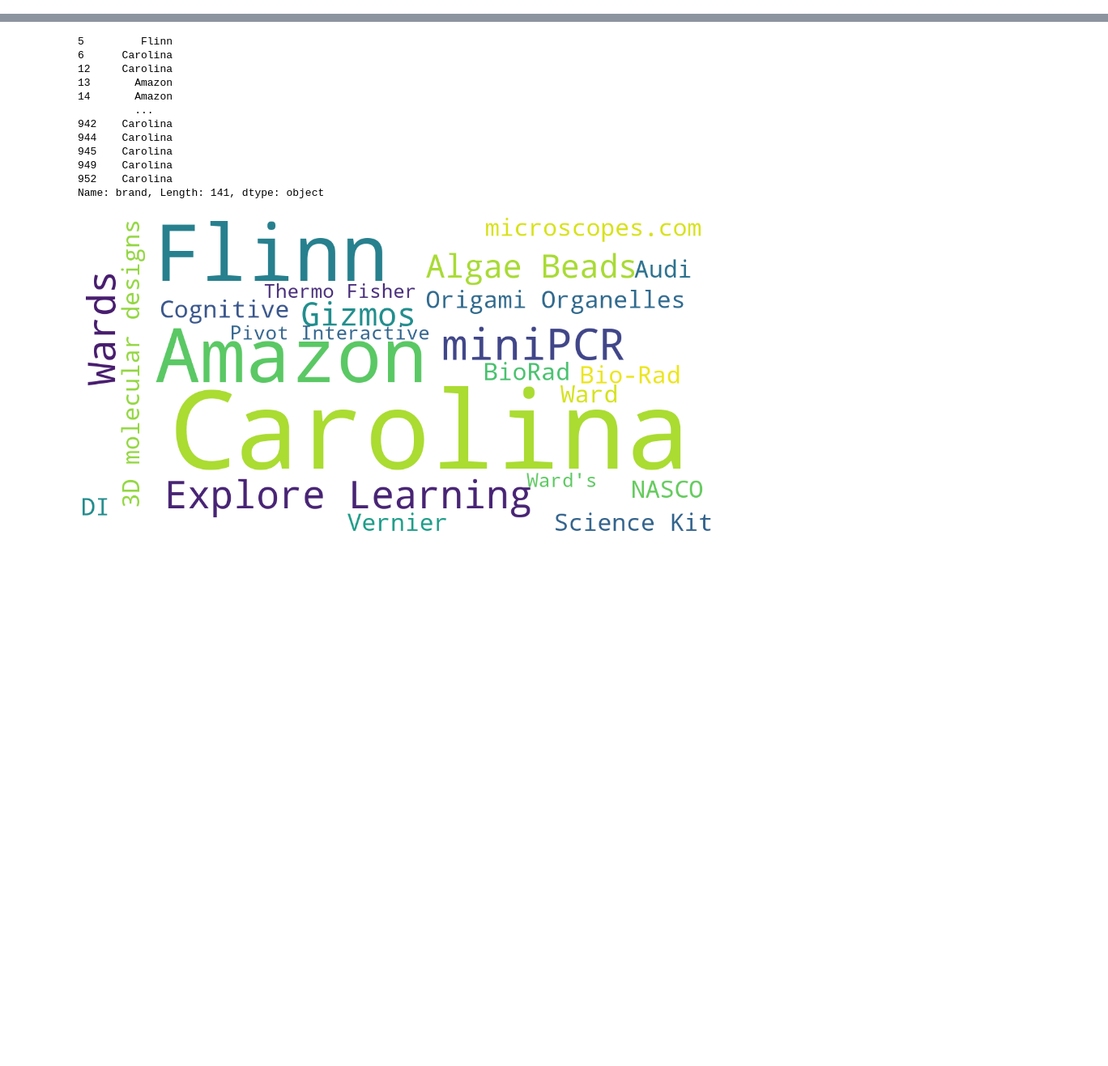
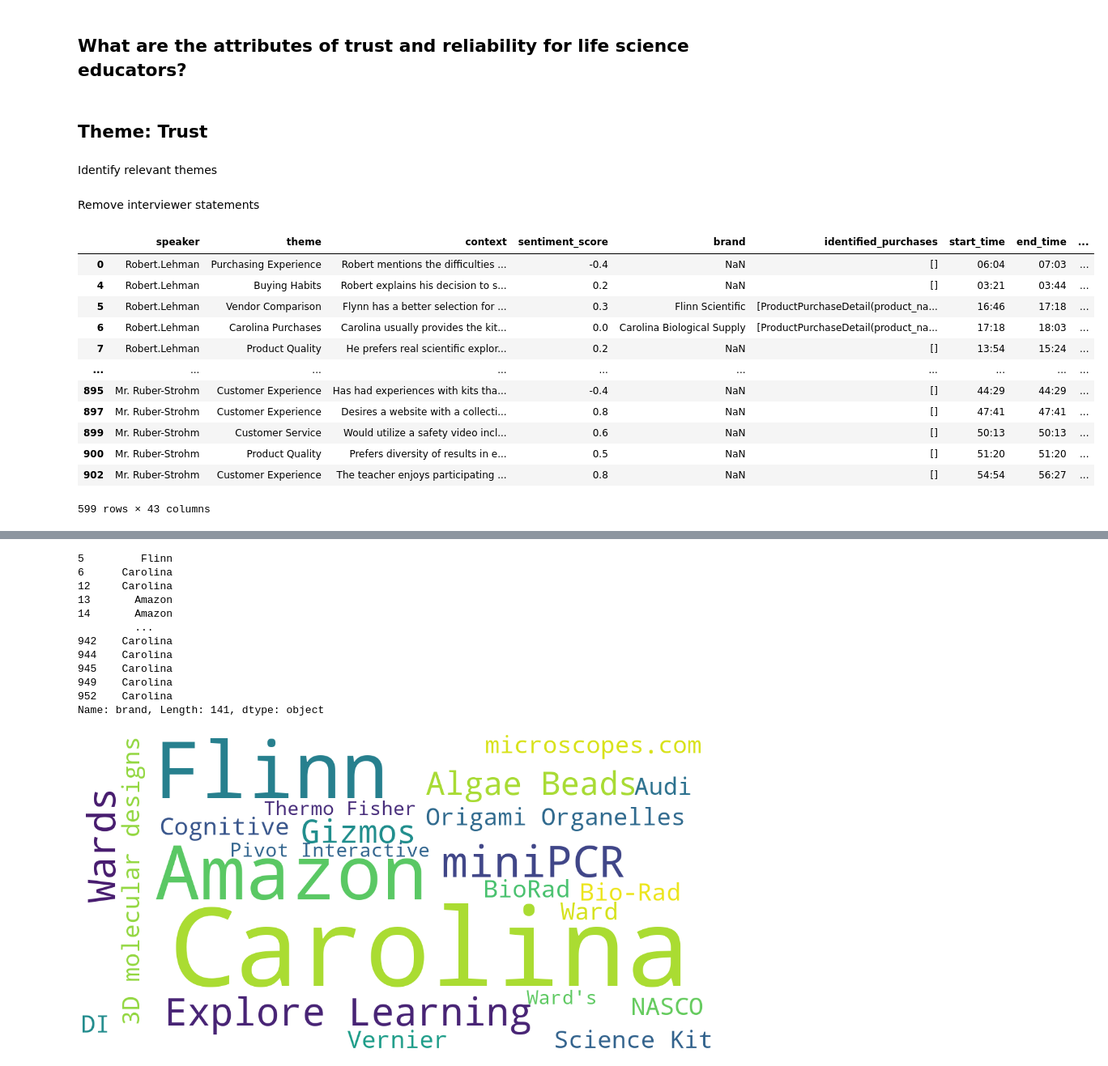
Before and after one commit to hey-aw/market-analysis, a Jupyter notebook: brand_analysis.ipynb, the cells around one changed output, grey strips where cells are left out. Shown at 81% size. Cells and saved outputs as stored; diff of their text form; code cells hidden in the pictures; blank space fills up the shorter version.

```diff
--- a/brand_analysis.ipynb
+++ b/brand_analysis.ipynb
@@ -27,3 +49,47 @@ annotations_df
 # %%
 # filter out annotations that have a brand
 brand_annotations = annotations_df[annotations_df["brand"].notna()]
+# %% [markdown]
+## What are the attributes of trust and reliability for life science educators?
+# %% [markdown]
+## Theme: Trust
+# %% [markdown]
+Identify relevant themes
+# %% [markdown]
+Remove interviewer statements
+# %%
+import re
+trust_themes = [
+    "Purchasing Experience",
+    "Buying Habits",
+    "Vendor Comparison",
+    "Carolina Purchases",
+    "Product Quality",
+    "Environmental Sustainability",
+    "Customer Experience",
+    "Purchasing Patterns",
+    "Brand Perception",
+    "Customer Service",
+    "Generational Insights",
+    "Flinn Purchases",
+    "Professional Development",
+    "Educational Needs",
+]
+
+
+trust_themes_df = annotations_df[annotations_df["theme"].isin(trust_themes)]
+trust_themes_df
+# %% [output]
+|  | speaker | theme | context | sentiment_score | brand | identified_purchases | start_time | end_time | ... |
+| 0 | Robert.Lehman | Purchasing Experience | Robert mentions the difficulties ... | -0.4 | NaN | [] | 06:04 | 07:03 | ... |
+| 4 | Robert.Lehman | Buying Habits | Robert explains his decision to s... | 0.2 | NaN | [] | 03:21 | 03:44 | ... |
+| 5 | Robert.Lehman | Vendor Comparison | Flynn has a better selection for ... | 0.3 | Flinn Scientific | [ProductPurchaseDetail(product_na... | 16:46 | 17:18 | ... |
+| 6 | Robert.Lehman | Carolina Purchases | Carolina usually provides the kit... | 0.0 | Carolina Biological Supply | [ProductPurchaseDetail(product_na... | 17:18 | 18:03 | ... |
+| 7 | Robert.Lehman | Product Quality | He prefers real scientific explor... | 0.2 | NaN | [] | 13:54 | 15:24 | ... |
+| ... | ... | ... | ... | ... | ... | ... | ... | ... | ... |
+| 895 | Mr. Ruber-Strohm | Customer Experience | Has had experiences with kits tha... | -0.4 | NaN | [] | 44:29 | 44:29 | ... |
+| 897 | Mr. Ruber-Strohm | Customer Experience | Desires a website with a collecti... | 0.8 | NaN | [] | 47:41 | 47:41 | ... |
+| 899 | Mr. Ruber-Strohm | Customer Service | Would utilize a safety video incl... | 0.6 | NaN | [] | 50:13 | 50:13 | ... |
+| 900 | Mr. Ruber-Strohm | Product Quality | Prefers diversity of results in e... | 0.5 | NaN | [] | 51:20 | 51:20 | ... |
+| 902 | Mr. Ruber-Strohm | Customer Experience | The teacher enjoys participating ... | 0.8 | NaN | [] | 54:54 | 56:27 | ... |
+599 rows × 43 columns
```
Also changed, not shown: parts of 9 cells of this notebook, 23 other files.
